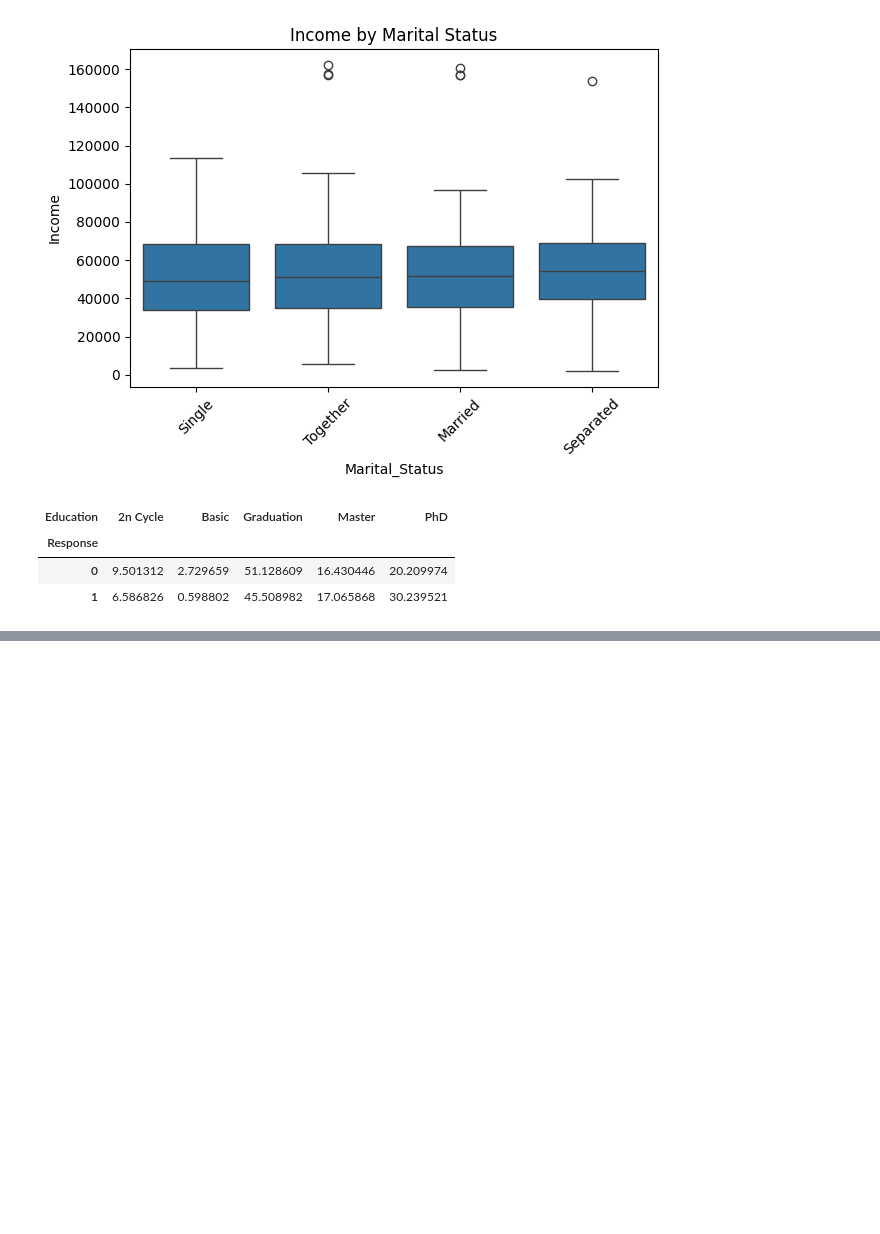
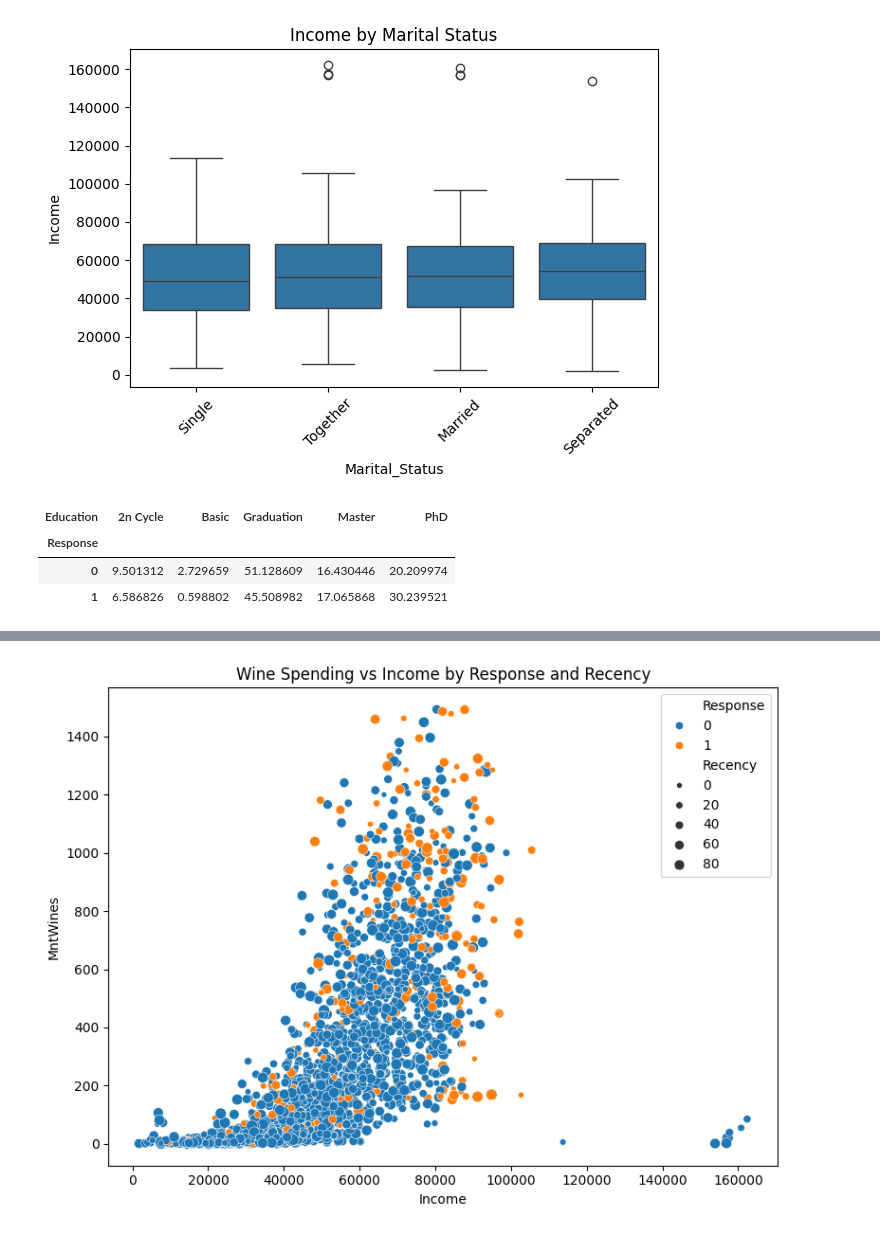
Before and after one commit to DataBells/marketing_project, a Jupyter notebook: marketing_analysis.ipynb, the cells around one changed output, grey strips where cells are left out. Saved outputs shown, nothing was run; the diff lists cells and outputs as text; code cells hidden in the pictures; blank space fills up the shorter version.

```diff
--- a/marketing_analysis.ipynb
+++ b/marketing_analysis.ipynb
@@ -325,0 +333,8 @@ pd.crosstab(df['Response'], df['Education'], normalize='index') * 100
+# %%
+plt.figure(figsize=(8, 6))
+sns.scatterplot(data=df, x='Income', y='MntWines', hue='Response', size='Recency')
+plt.title('Wine Spending vs Income by Response and Recency')
+plt.tight_layout()
+plt.show()
+# %% [output]
+[figure, added]
```
Also changed, not shown: parts of 4 cells of this notebook.
